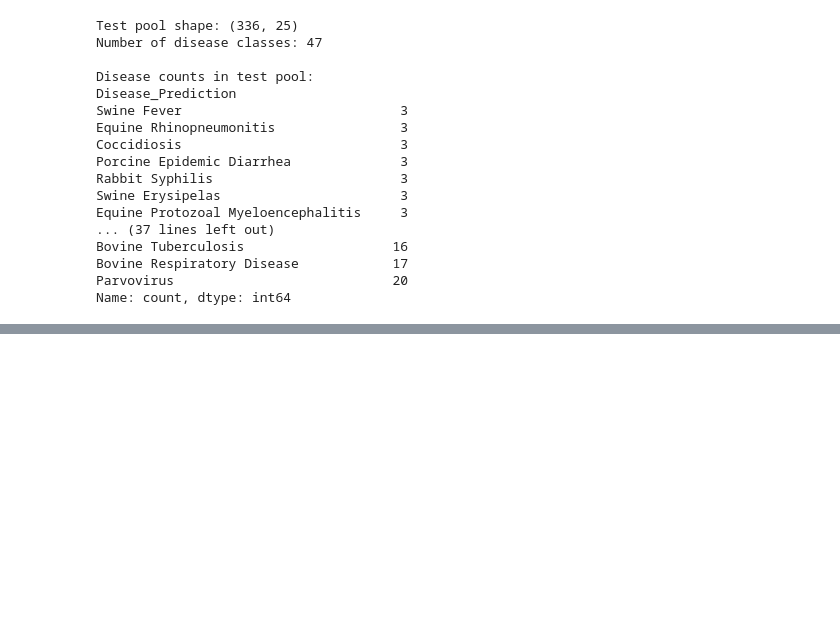
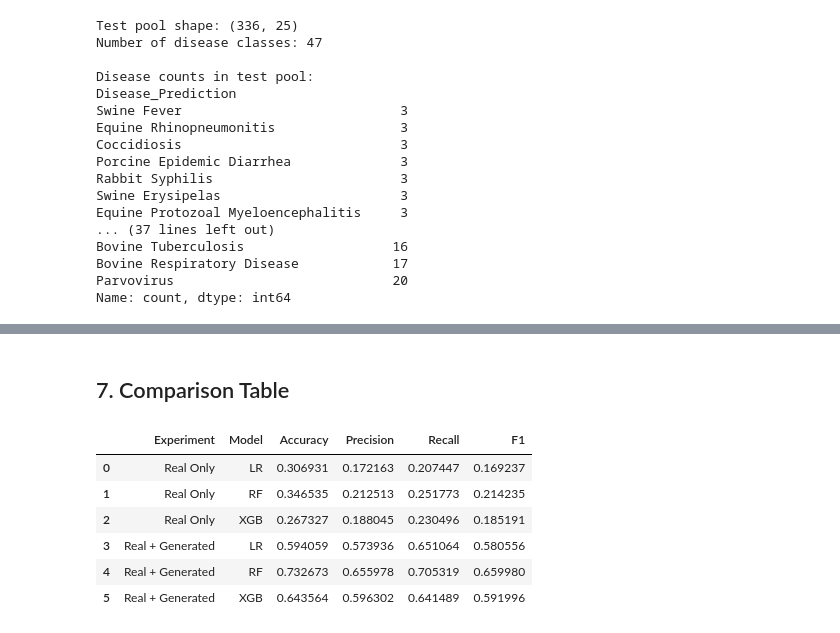
Before and after one commit to FatimaMesh/SymptoScan, a Jupyter notebook: symptoScan.ipynb, the cells around one changed output, grey strips where cells are left out. Cells and saved outputs as stored; diff of their text form; code cells hidden in the pictures; blank space fills up the shorter version.

```diff
--- a/symptoScan.ipynb
+++ b/symptoScan.ipynb
@@ -643,0 +931,23 @@ Name: count, dtype: int64
+# %%
+combined_results = []
+
+for name, model in models.items():
+    print(f"Training {name}...")
+
+    model.fit(X_combined, y_combined)
+
+    # Test ONLY on the same real test set
+    y_pred = model.predict(X_real_test)
+
+    combined_results.append({
+        "Model": name,
+        "Accuracy": accuracy_score(y_real_test, y_pred),
+        "Precision": precision_score(y_real_test, y_pred,average="macro",zero_division=0),
+        "Recall": recall_score(y_real_test, y_pred,average="macro",zero_division=0),
+        "F1": f1_score(y_real_test, y_pred,average="macro",zero_division=0)
+    })
+
+combined_results_df = pd.DataFrame(combined_results)
+
+print("\nReal + Generated training results:")
+print(combined_results_df)
@@ -643,0 +970,25 @@ Name: count, dtype: int64
+# %% [markdown]
+## 7. Comparison Table
+# %%
+# Add experiment names
+results_df["Experiment"] = "Real Only"
+combined_results_df = pd.DataFrame(combined_results)
+combined_results_df["Experiment"] = "Real + Generated"
+
+# Combine both experiments
+experiment_comparison = pd.concat(
+    [results_df, combined_results_df],
+    ignore_index=True)
+
+experiment_comparison = experiment_comparison[
+    ["Experiment", "Model", "Accuracy", "Precision", "Recall", "F1"]]
+
+experiment_comparison
+# %% [output]
+|  | Experiment | Model | Accuracy | Precision | Recall | F1 |
+| 0 | Real Only | LR | 0.306931 | 0.172163 | 0.207447 | 0.169237 |
+| 1 | Real Only | RF | 0.346535 | 0.212513 | 0.251773 | 0.214235 |
+| 2 | Real Only | XGB | 0.267327 | 0.188045 | 0.230496 | 0.185191 |
+| 3 | Real + Generated | LR | 0.594059 | 0.573936 | 0.651064 | 0.580556 |
+| 4 | Real + Generated | RF | 0.732673 | 0.655978 | 0.705319 | 0.659980 |
+| 5 | Real + Generated | XGB | 0.643564 | 0.596302 | 0.641489 | 0.591996 |
```
Also changed, not shown: parts of 30 cells of this notebook.
